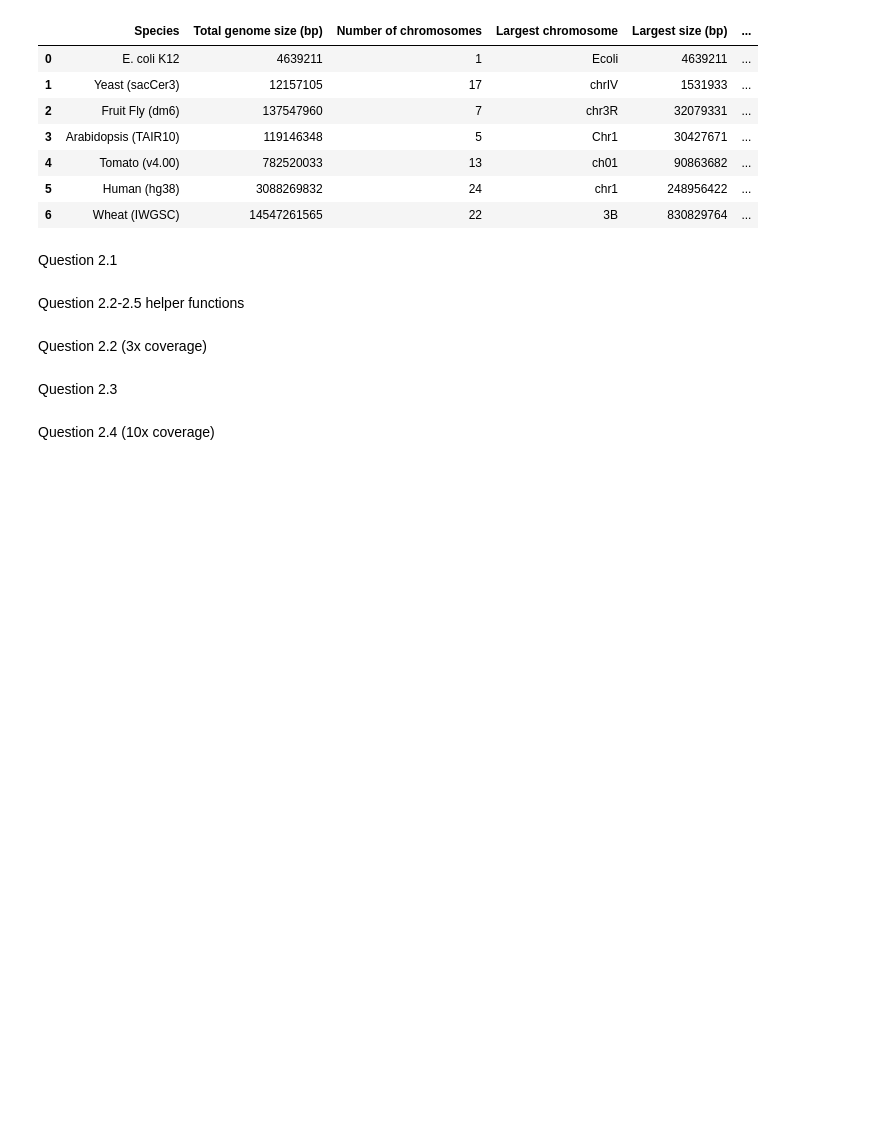
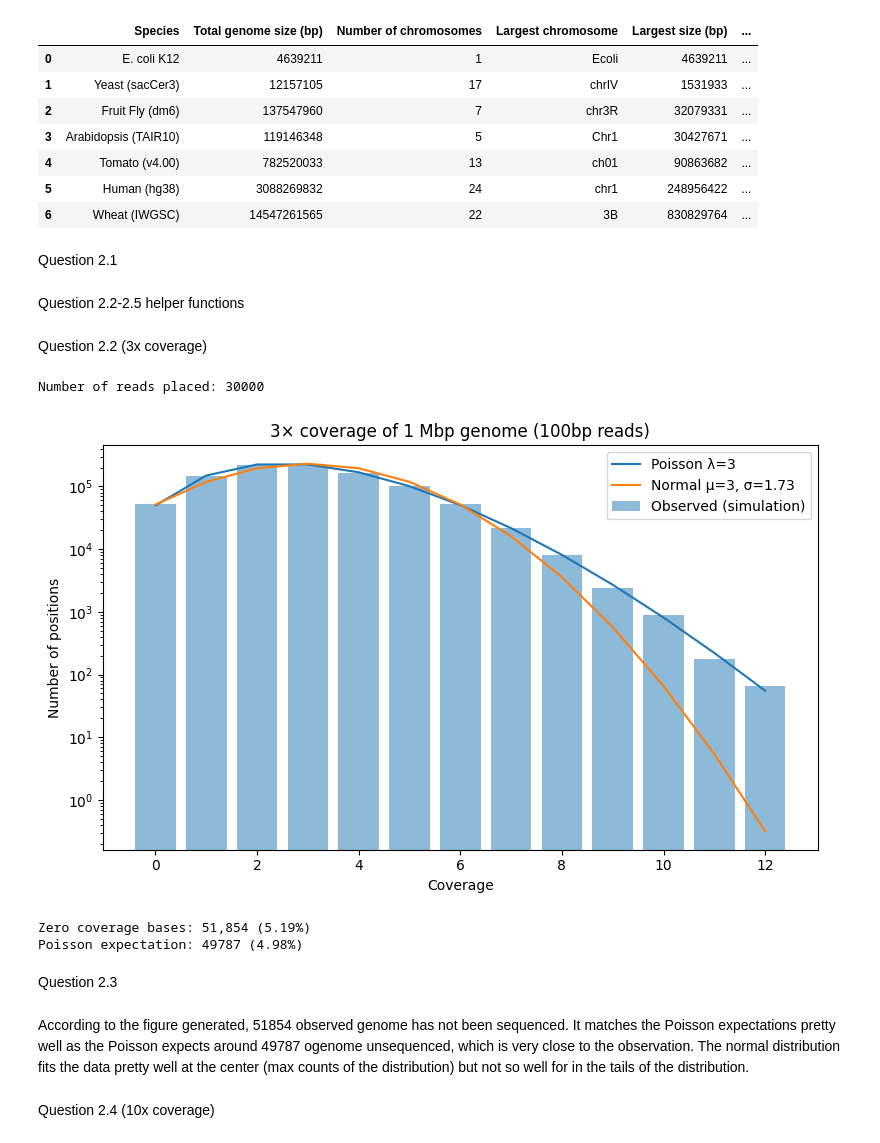
Before and after one commit to Cind-yC/comp-gen, a Jupyter notebook: hw1.ipynb, the cells around one changed output. Saved outputs shown, nothing was run; the diff lists cells and outputs as text; code cells hidden in the pictures; blank space fills up the shorter version.

```diff
--- a/hw1.ipynb
+++ b/hw1.ipynb
@@ -167,4 +133,17 @@ report_zero_coverage(counts3, lam=C, genome_size=G)
+# %%
+cov3, nreads3 = simulate_reads(genome_len=1_000_000, read_len=100, target_cov=3, seed=123)
+print(f"Number of reads placed: {nreads3}")
+counts3 = plot_with_overlays(cov3, lam=3, mu=3, sigma=math.sqrt(3),
+                             title="3× coverage of 1 Mbp genome (100bp reads)")
+report_zero_coverage(counts3, lam=3, genome_len=1_000_000)
+# %% [output]
+Number of reads placed: 30000
+[figure, added]
+Zero coverage bases: 51,854 (5.19%)
+Poisson expectation: 49787 (4.98%)
 # %% [markdown]
 Question 2.3
+# %% [markdown]
+According to the figure generated, 51854 observed genome has not been sequenced. It matches the Poisson expectations pretty well as the Poisson expects around 49787 ogenome unsequenced, which is very close to the observation. The normal distribution fits the data pretty well at the center (max counts of the distribution) but not so well for in the tails of the distribution.
 # %% [markdown]
 Question 2.4 (10x coverage)
```
Also changed, not shown: parts of 9 cells of this notebook.
